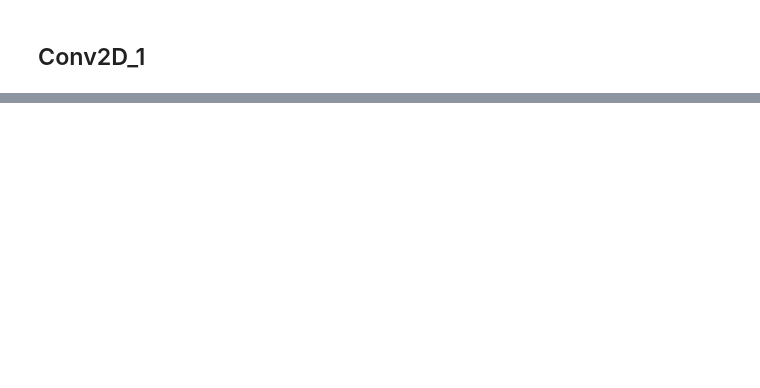
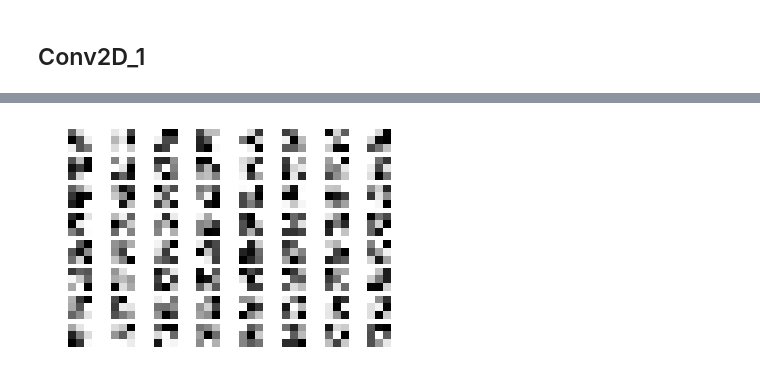
Before and after one commit to Eljefemasao/Graduation_Research, a Jupyter notebook: src/classify_seesa_keras.ipynb, the cells around one changed output, grey strips where cells are left out. Drawn from its saved outputs; the diff is of its cells as text; code cells hidden in the pictures; blank space fills up the shorter version.

```diff
--- a/src/classify_seesa_keras.ipynb
+++ b/src/classify_seesa_keras.ipynb
@@ -53,13 +46,26 @@ from keras.layers.core import Lambda
 from keras.models import Sequential
 from tensorflow.python.framework import ops
 import keras.backend as K
-import tensorflow as tf
 import numpy as np
 import keras
 import sys
 import cv2
 
 from keras.models import load_model
+
+
+
+import matplotlib.pyplot as plt
+import numpy as np
+from keras import backend as K
+from keras.applications.resnet50 import (ResNet50, preprocess_input)
+from keras.preprocessing import image
+% matplotlib inline
+
+import sys
+# clone した convnet-drawer ディレクトリのパスを追加する。
+sys.path.append('convnet-drawer')
+from matplotlib_util import save_model_to_file
 
 #画像がPILでロードできない問題について
 # PILは極端に大きな画像など高速にロードできない画像はロードしないで見過ごす仕様になっている故の解決法
@@ -390,7 +396,6 @@ def main():
         model.add(Conv2D(32, kernel_size=(3, 3), padding='same', activation='relu', input_shape=input_shape, kernel_initializer="he_normal", bias_initializer="zeros"))
         model.add(Conv2D(32, kernel_size=(3, 3), activation='relu', padding='same'))
         model.add(MaxPooling2D(pool_size=(2, 2)))
-        #model.add(Dropout(0.25))
         model.add(Conv2D(64, kernel_size=(3,3), activation='relu', padding='same'))
         model.add(Conv2D(64, kernel_size=(3,3), activation='relu', padding='same'))
         model.add(MaxPooling2D(pool_size=(2,2)))
@@ -415,7 +420,7 @@ def main():
         """
         model = load_model('./model/test/Mymodel2.h5')
         print(model.summary())
-
+     #   save_model_to_file(model,'4class_shisa_net.pdf')
 
         """
         model.compile(loss=keras.losses.categorical_crossentropy,
@@ -453,7 +458,7 @@ def main():
 #        img = image.load_img("/home/seimei/brush.jpg", target_size=(300, 300))
 
     # add for TeonsorBoard
-
+        """
    # KTF.set_session(old_session)
         url="/home/seimei/Graduation_Research/dataset/hare/hare_D2/image_0037.jpg"
     #'/home/seimei/Graduation_Research/dataset/kumori/kumori_D2/image_0001.jpg'  なるほどね
@@ -482,6 +487,74 @@ def main():
         gradcam = saliency[0] * heatmap[..., np.newaxis]
         #  print(type(gradcam))
         cv2.imwrite("guided_gradcam.jpg", deprocess_image(gradcam))
+        """
+
+   #     ========================================================== 重みの可視化
+        img = image.load_img("/home/seimei/Graduation_Research/dataset_valid/hare/class_B5/image_0019.jpg", target_size=(300, 300))  # 画像を読み込む。
+        x = image.img_to_array(img)  # PIL オブジェクトを numpy 配列にする。
+        x = np.expand_dims(x, axis=0)  # ミニバッチにするため、次元を追加する。
+        x = preprocess_input(x)  # ResNet 用の前処理を行う。
+
+        # モデルの3層目の出力を返す関数を作成する。
+        get_feature_map = KTF.function([model.input, KTF.learning_phase()], [model.layers[3].output])
+        print(model.layers[3].output)
+        # 順伝搬して特徴マップを取得する。
+        features = get_feature_map([x, False])[0]
+        print('features.shape', features.shape)  # features.shape (1, 112, 112, 64)
+
+        # 重みを取得する。
+        [weights, bias] = model.layers[3].get_weights()
+        print(model.layers[3])
+        print('layer.name', model.layers[3].name)  # layer.name bn_conv1
+        print('weights.shape', weights.shape)  # weights.shape (7, 7, 3, 64)
+        print('bias.shape', bias.shape)  # bias.shape (64,)
+
+
+        # 特徴マップをカーネルごとに分割し、画像化する。
+        feature_imgs = []
+        for f in np.split(features, 64, axis=3):
+            f = np.squeeze(f, axis=0)  # (1, FeatureH, FeatureW, FeatureC) -> (FeatureH, FeatureW, FeatureC)
+            f = image.array_to_img(f)  # 特徴マップを画像化する。
+            f = np.array(f)  # PIL オブジェクトを numpy 配列にする。
+            feature_imgs.append(f)
+
+        weights = weights.transpose(3,2,0,1) #配列を転置
+        nb_filter, nb_channel, nb_row, nb_col = weights.shape
+        print("nb_filter:{}".format(nb_filter), "nb_channel:{}".format(nb_channel),"nb_row:{}".format(nb_row),"nb_col:{}".format(nb_col))
+        from sklearn.preprocessing import MinMaxScaler
+        plt.figure()
+        for i in range(nb_filter):
+            im=weights[i,0]
+            #重みを0-255のスケールに変換
+           # scaler=MinMaxScaler(feature_range=(0,255))
+           # im = scaler.fit_transform(im)
+            #プロットを1つの図にまとめる
+
+            plt.subplot(8,8,i+1)
+            plt.axis('off')
+            plt.imshow(im, cmap='gray')
+        plt.savefig("weight.png")
+        plt.show()
+
+        cols = 6
+        rows = int(len(feature_imgs) / cols)
+        fig, axes = plt.subplots(rows, cols * 2, figsize=(100, 100))
+
+        for r in range(rows):
+            for c in range(cols):
+                i = r * cols + c
+                w_axis, f_axis = axes[r, c * 2], axes[r, c * 2 + 1]
+
+                w_axis.imshow(weights[i,0],cmap='gray')
+                w_axis.set_title('Kernel')
+                w_axis.axis('off')
+
+                f_axis.imshow(feature_imgs[i], cmap='gray')
+                f_axis.set_title('Feature')
+                f_axis.axis('off')
+        plt.savefig("weight2.png")
+        plt.show()
+
         session.close()
     sess.close()
 
@@ -492,0 +582 @@ Using TensorFlow backend.
+[figure, added]
```
Also changed, not shown: parts of 7 cells of this notebook.
